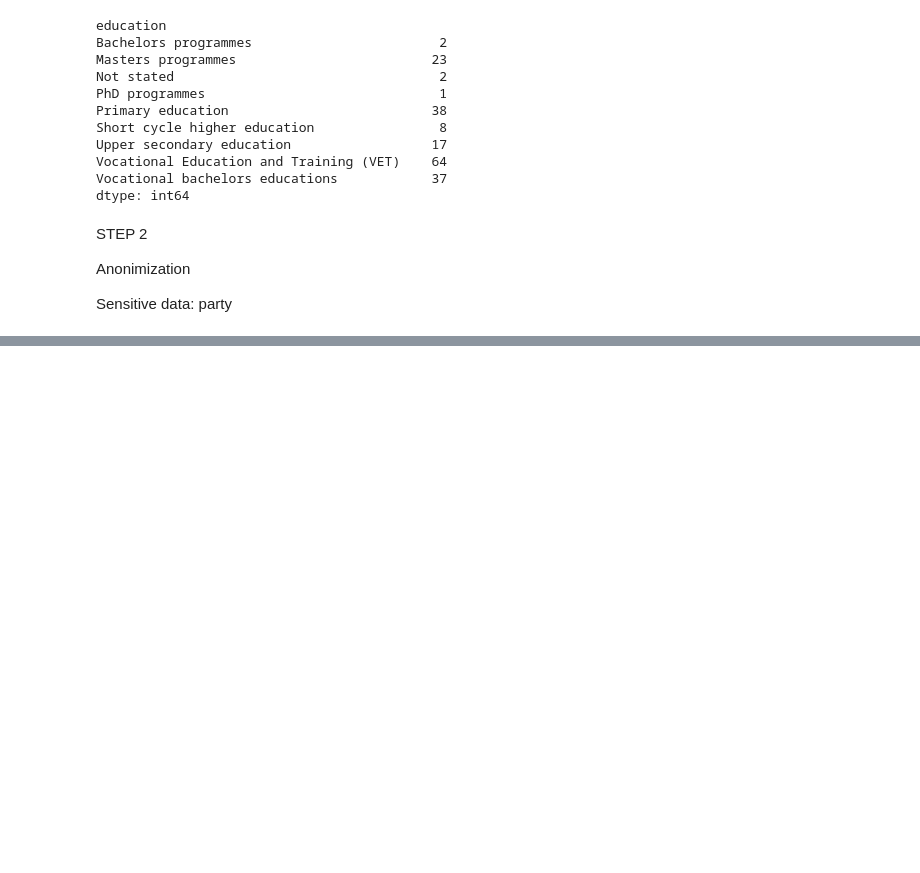
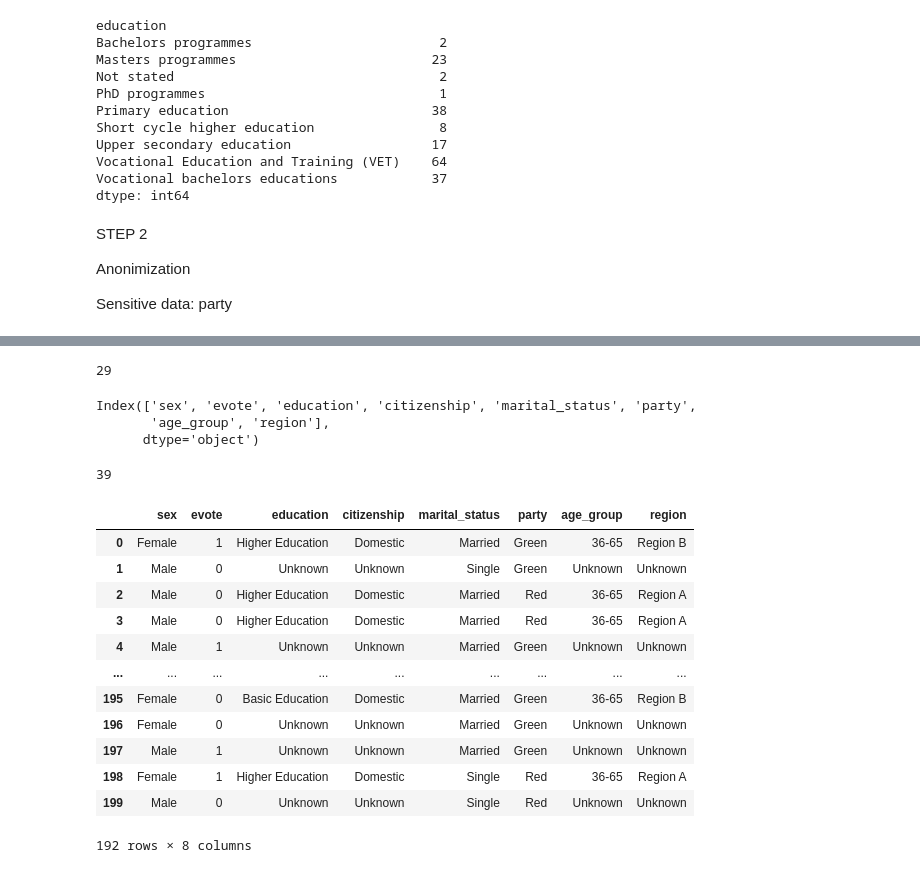
Before and after one commit to biobab/priv_proj, a Jupyter notebook: proj.ipynb, the cells around one changed output, grey strips where cells are left out. Saved outputs shown, nothing was run; the diff lists cells and outputs as text; code cells hidden in the pictures; blank space fills up the shorter version.

```diff
--- a/proj.ipynb
+++ b/proj.ipynb
@@ -736,0 +733,39 @@ anonymized_survey_data.head()
+# %%
+# Step 1: Identify high-risk groups (unique and near-unique records)
+# Group by quasi-identifiers and find groups with size <= 2 (unique or near-unique)
+grouped_counts = anonymized_survey_data.groupby(quasi_identifiers).size()
+high_risk_groups = grouped_counts[grouped_counts <= 2].index
+
+# Step 2: Apply local suppression to high-risk groups
+# Replace values in specific columns for records in high-risk groups
+anonymized_survey_data['suppressed'] = anonymized_survey_data[quasi_identifiers].apply(
+    lambda row: tuple(row) in high_risk_groups, axis=1
+)
+
+# Locally suppress sensitive quasi-identifier values for high-risk records
+anonymized_survey_data.loc[anonymized_survey_data['suppressed'], 'age_group'] = "Unknown"
+anonymized_survey_data.loc[anonymized_survey_data['suppressed'], 'region'] = "Unknown"
+anonymized_survey_data.loc[anonymized_survey_data['suppressed'], 'education'] = "Unknown"
+anonymized_survey_data.loc[anonymized_survey_data['suppressed'], 'citizenship'] = "Unknown"
+
+# Drop the helper column used for marking suppressed rows
+anonymized_survey_data = anonymized_survey_data.drop(columns=['suppressed'])
+
+# Recalculate Disclosure Risk, k-Anonymity, and l-Diversity after local suppression
+grouped_counts = anonymized_survey_data.groupby(quasi_identifiers).size()
+unique_groups = grouped_counts[grouped_counts == 1].count()
+near_unique_groups = grouped_counts[grouped_counts <= 2].count()
+
+print("\nRevised Disclosure Risk Analysis with Local Suppression:")
+print(f"Unique groups (potential re-identification risk): {unique_groups}")
+print(f"Near-unique groups (groups of size 2): {near_unique_groups}")
+
+# Recalculate minimum k-anonymity and l-diversity
+min_k_value = grouped_counts.min()
+print(f"\nk-Anonymity Analysis:")
+print(f"Minimum k value: {min_k_value}")
+
+l_diversity_counts = anonymized_survey_data.groupby(quasi_identifiers)['party'].nunique()
+min_l_diversity = l_diversity_counts.min()
+print(f"\nl-Diversity Analysis:")
+print(f"Minimum l-diversity value for 'party': {min_l_diversity}")
@@ -786,0 +1042,24 @@ private
+# %%
+
+df_survey.groupby("marital_status").size()
+allgroup = anonymized_survey_data.groupby(['sex', 'evote', 'education', 'citizenship', 'marital_status', 'party',
+       'age_group', 'region']).size().reset_index(name="count")
+len(allgroup[allgroup["count"]==1])
+# %% [output]
+29
+# %%
+print(anonymized_survey_data.columns)
+len(anonymized_survey_data[anonymized_survey_data["education"]=="Unknown"])
+# len(anonymized_survey_data[anonymized_survey_data["sex"]=="Unknown"])
+# len(anonymized_survey_data[anonymized_survey_data["evote"]=="Unknown"])
+# len(anonymized_survey_data[anonymized_survey_data["citizenship"]=="Unknown"])
+# len(anonymized_survey_data[anonymized_survey_data["marital_status"]=="Unknown"])
+# len(anonymized_survey_data[anonymized_survey_data["party"]=="Unknown"])
+# len(anonymized_survey_data[anonymized_survey_data["age_group"]=="Unknown"])
+# len(anonymized_survey_data[anonymized_survey_data["region"]=="Unknown"])
+# len(anonymized_survey_data[anonymized_survey_data["education"]=="Unknown"])
+# %% [output]
+Index(['sex', 'evote', 'education', 'citizenship', 'marital_status', 'party',
+       'age_group', 'region'],
+      dtype='object')
+39
@@ -786,0 +1068,16 @@ private
+# %%
+anonymized_survey_data
+# %% [output]
+|  | sex | evote | education | citizenship | marital_status | party | age_group | region |
+| 0 | Female | 1 | Higher Education | Domestic | Married | Green | 36-65 | Region B |
+| 1 | Male | 0 | Unknown | Unknown | Single | Green | Unknown | Unknown |
+| 2 | Male | 0 | Higher Education | Domestic | Married | Red | 36-65 | Region A |
+| 3 | Male | 0 | Higher Education | Domestic | Married | Red | 36-65 | Region A |
+| 4 | Male | 1 | Unknown | Unknown | Married | Green | Unknown | Unknown |
+| ... | ... | ... | ... | ... | ... | ... | ... | ... |
+| 195 | Female | 0 | Basic Education | Domestic | Married | Green | 36-65 | Region B |
+| 196 | Female | 0 | Unknown | Unknown | Married | Green | Unknown | Unknown |
+| 197 | Male | 1 | Unknown | Unknown | Married | Green | Unknown | Unknown |
+| 198 | Female | 1 | Higher Education | Domestic | Single | Red | 36-65 | Region A |
+| 199 | Male | 0 | Unknown | Unknown | Single | Red | Unknown | Unknown |
+192 rows × 8 columns
```
Also changed, not shown: parts of 37 cells of this notebook, 2 other files.
